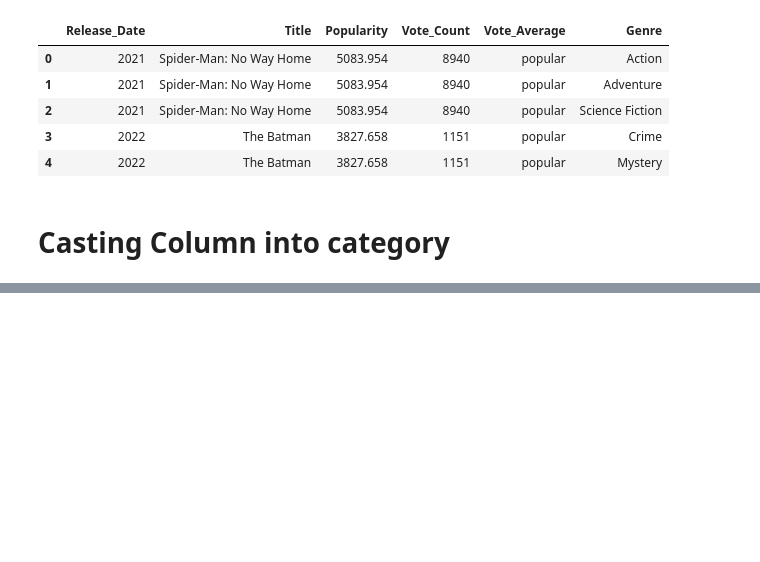
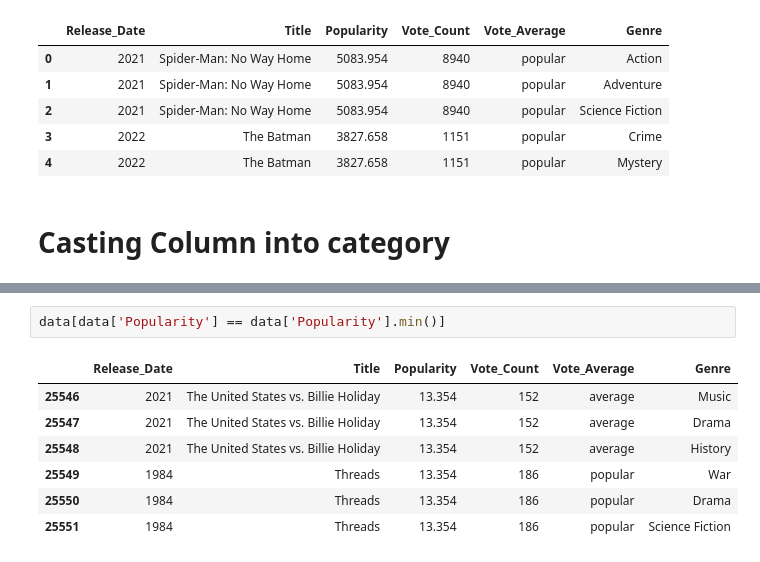
Before and after one commit to adityaMachal/Netflix_analysis, a Jupyter notebook: Untitled1.ipynb, the cells around one changed output, grey strips where cells are left out. Drawn from its saved outputs; the diff is of its cells as text; blank space fills up the shorter version.

```diff
--- a/Untitled1.ipynb
+++ b/Untitled1.ipynb
@@ -122,0 +182,10 @@ data.head()
+# %%
+data[data['Popularity'] == data['Popularity'].min()]
+# %% [output]
+|  | Release_Date | Title | Popularity | Vote_Count | Vote_Average | Genre |
+| 25546 | 2021 | The United States vs. Billie Holiday | 13.354 | 152 | average | Music |
+| 25547 | 2021 | The United States vs. Billie Holiday | 13.354 | 152 | average | Drama |
+| 25548 | 2021 | The United States vs. Billie Holiday | 13.354 | 152 | average | History |
+| 25549 | 1984 | Threads | 13.354 | 186 | popular | War |
+| 25550 | 1984 | Threads | 13.354 | 186 | popular | Drama |
+| 25551 | 1984 | Threads | 13.354 | 186 | popular | Science Fiction |
```
Also changed, not shown: parts of 9 cells of this notebook.
